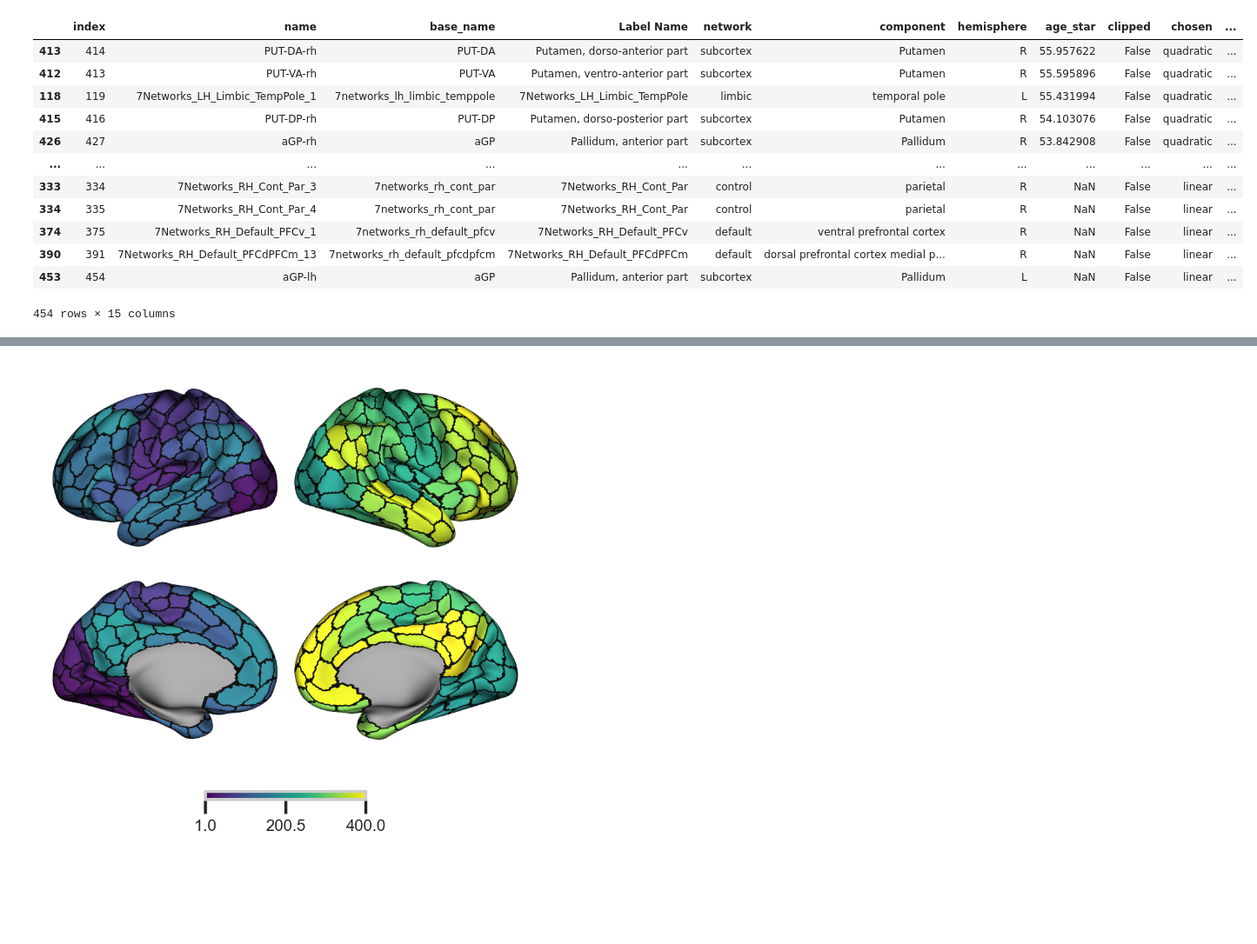
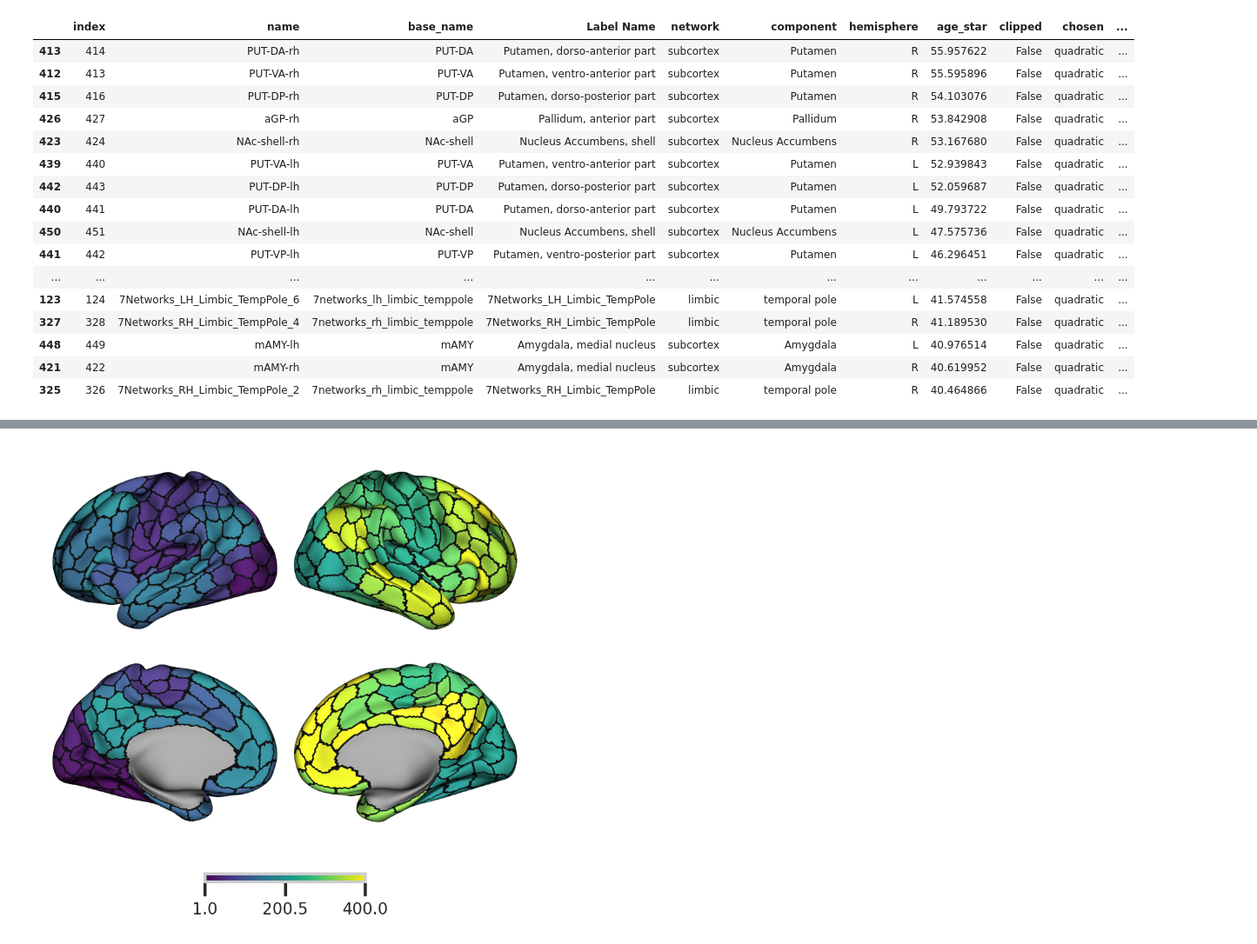
Before and after one commit to GalKepler/neuroaging, a Jupyter notebook: notebooks/fig3/fig3.ipynb, the cells around one changed output, grey strips where cells are left out. Shown at 87% size. Saved outputs shown, nothing was run; the diff lists cells and outputs as text; code cells hidden in the pictures; blank space fills up the shorter version.

```diff
--- a/notebooks/fig3/fig3.ipynb
+++ b/notebooks/fig3/fig3.ipynb
@@ -75,10 +75,10 @@ COL_REF      = "0.35"                        # census reference (neutral grey)
 ATLAS = "schaefer2018tian2020_400_7"
 region_col = "index"
 # Load important files
-DATA_DIR = Path("/home/galkepler/Projects/neuroaging/data")
+DATA_DIR = Path("/home/groot/Projects/neuroaging/data")
 
 # Output directory for figures
-OUTPUT_DIR = Path("/home/galkepler/Projects/neuroaging/figures/fig3")
+OUTPUT_DIR = Path("/home/groot/Projects/neuroaging/figures/fig3")
 OUTPUT_DIR.mkdir(parents=True, exist_ok=True)
 
 # Load the data
@@ -142,8 +265,8 @@ def stabilisation_age(metric, betas, *, age_min=18, age_max=85):
 
     return age_star, clipped
 # %%
-alpha = 0.05
-use_quad = models["w_compare"]["p_corrected"] < 0.001
+alpha = 0.000005
+use_quad = models["w_compare"]["p_corrected"] < alpha
 
 stab_df = parcels.copy()
 
@@ -152,7 +275,7 @@ age_min = np.nan
 for i, row in parcels.iterrows():
     lm = models["lin_w"].loc[i,"model"]
     qm = models["quad_w"].loc[i,"model"]
-    p = models["w_compare"].loc[i,"p_corrected"]
+    p = models["w_compare"].loc[i, "p_corrected"]
     if p < alpha and qm.params["age_squared"] != 0:
         β1 = qm.params["age_at_scan"]
         β2 = qm.params["age_squared"]
@@ -210,19 +299,23 @@ pred_df["pred"] = qm.predict(pred_df)
 # %%
-stab_df.sort_values("age_star", ascending=False)
+stab_df[stab_df["clipped"] == False].sort_values("age_star", ascending=False).head(20)
 # %% [output]
 |  | index | name | base_name | Label Name | network | component | hemisphere | age_star | clipped | chosen | ... |
 | 413 | 414 | PUT-DA-rh | PUT-DA | Putamen, dorso-anterior part | subcortex | Putamen | R | 55.957622 | False | quadratic | ... |
 | 412 | 413 | PUT-VA-rh | PUT-VA | Putamen, ventro-anterior part | subcortex | Putamen | R | 55.595896 | False | quadratic | ... |
-| 118 | 119 | 7Networks_LH_Limbic_TempPole_1 | 7networks_lh_limbic_temppole | 7Networks_LH_Limbic_TempPole | limbic | temporal pole | L | 55.431994 | False | quadratic | ... |
 | 415 | 416 | PUT-DP-rh | PUT-DP | Putamen, dorso-posterior part | subcortex | Putamen | R | 54.103076 | False | quadratic | ... |
 | 426 | 427 | aGP-rh | aGP | Pallidum, anterior part | subcortex | Pallidum | R | 53.842908 | False | quadratic | ... |
+| 423 | 424 | NAc-shell-rh | NAc-shell | Nucleus Accumbens, shell | subcortex | Nucleus Accumbens | R | 53.167680 | False | quadratic | ... |
+| 439 | 440 | PUT-VA-lh | PUT-VA | Putamen, ventro-anterior part | subcortex | Putamen | L | 52.939843 | False | quadratic | ... |
+| 442 | 443 | PUT-DP-lh | PUT-DP | Putamen, dorso-posterior part | subcortex | Putamen | L | 52.059687 | False | quadratic | ... |
+| 440 | 441 | PUT-DA-lh | PUT-DA | Putamen, dorso-anterior part | subcortex | Putamen | L | 49.793722 | False | quadratic | ... |
+| 450 | 451 | NAc-shell-lh | NAc-shell | Nucleus Accumbens, shell | subcortex | Nucleus Accumbens | L | 47.575736 | False | quadratic | ... |
+| 441 | 442 | PUT-VP-lh | PUT-VP | Putamen, ventro-posterior part | subcortex | Putamen | L | 46.296451 | False | quadratic | ... |
 | ... | ... | ... | ... | ... | ... | ... | ... | ... | ... | ... | ... |
-| 333 | 334 | 7Networks_RH_Cont_Par_3 | 7networks_rh_cont_par | 7Networks_RH_Cont_Par | control | parietal | R | NaN | False | linear | ... |
-| 334 | 335 | 7Networks_RH_Cont_Par_4 | 7networks_rh_cont_par | 7Networks_RH_Cont_Par | control | parietal | R | NaN | False | linear | ... |
-| 374 | 375 | 7Networks_RH_Default_PFCv_1 | 7networks_rh_default_pfcv | 7Networks_RH_Default_PFCv | default | ventral prefrontal cortex | R | NaN | False | linear | ... |
-| 390 | 391 | 7Networks_RH_Default_PFCdPFCm_13 | 7networks_rh_default_pfcdpfcm | 7Networks_RH_Default_PFCdPFCm | default | dorsal prefrontal cortex medial p... | R | NaN | False | linear | ... |
-| 453 | 454 | aGP-lh | aGP | Pallidum, anterior part | subcortex | Pallidum | L | NaN | False | linear | ... |
+| 123 | 124 | 7Networks_LH_Limbic_TempPole_6 | 7networks_lh_limbic_temppole | 7Networks_LH_Limbic_TempPole | limbic | temporal pole | L | 41.574558 | False | quadratic | ... |
+| 327 | 328 | 7Networks_RH_Limbic_TempPole_4 | 7networks_rh_limbic_temppole | 7Networks_RH_Limbic_TempPole | limbic | temporal pole | R | 41.189530 | False | quadratic | ... |
+| 448 | 449 | mAMY-lh | mAMY | Amygdala, medial nucleus | subcortex | Amygdala | L | 40.976514 | False | quadratic | ... |
+| 421 | 422 | mAMY-rh | mAMY | Amygdala, medial nucleus | subcortex | Amygdala | R | 40.619952 | False | quadratic | ... |
+| 325 | 326 | 7Networks_RH_Limbic_TempPole_2 | 7networks_rh_limbic_temppole | 7Networks_RH_Limbic_TempPole | limbic | temporal pole | R | 40.464866 | False | quadratic | ... |
-454 rows × 15 columns
 # %%
 stab_df.sort_values("age_star", ascending=True)
 # %% [output]
```
Also changed, not shown: parts of 15 cells of this notebook, 19 other files.
